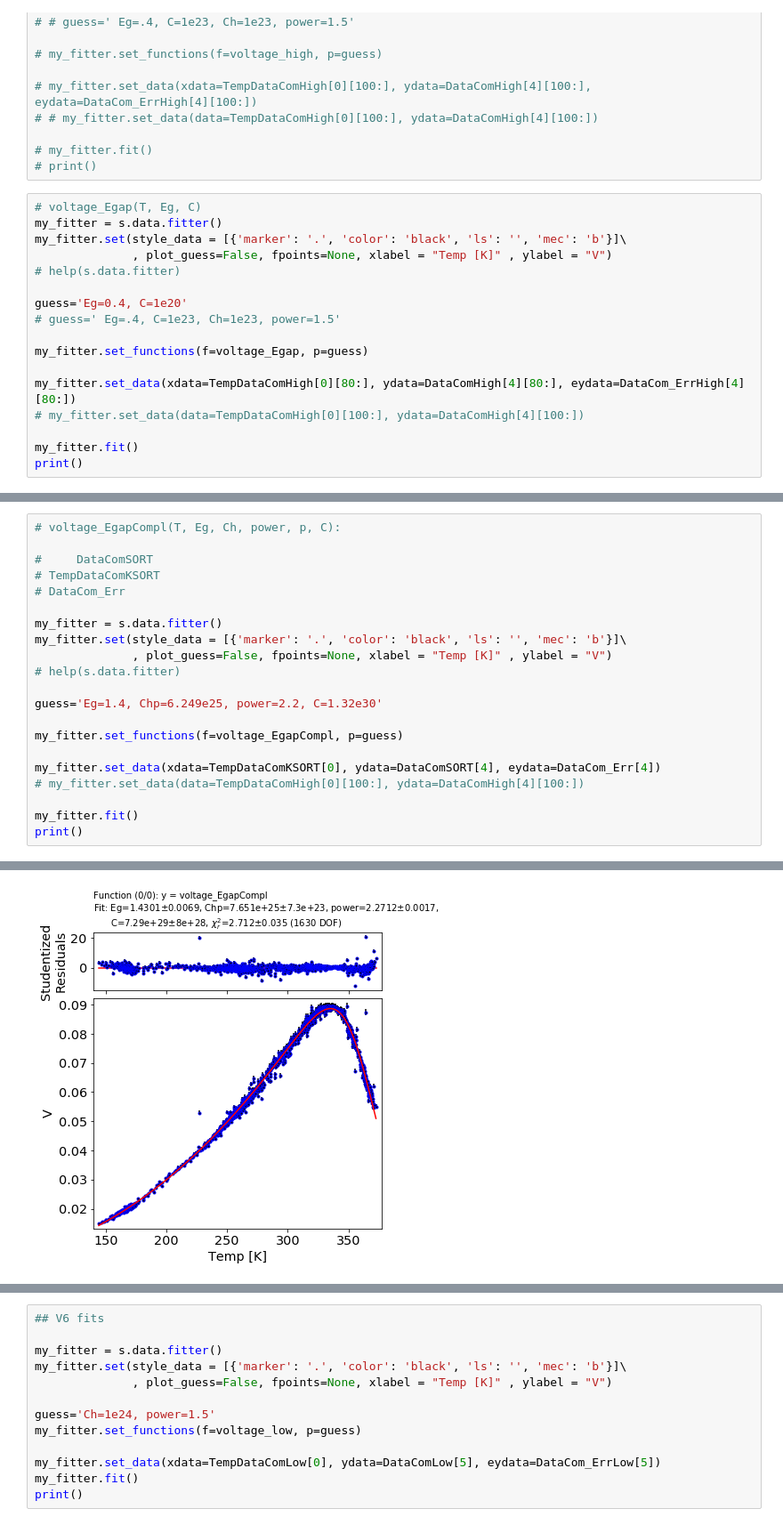
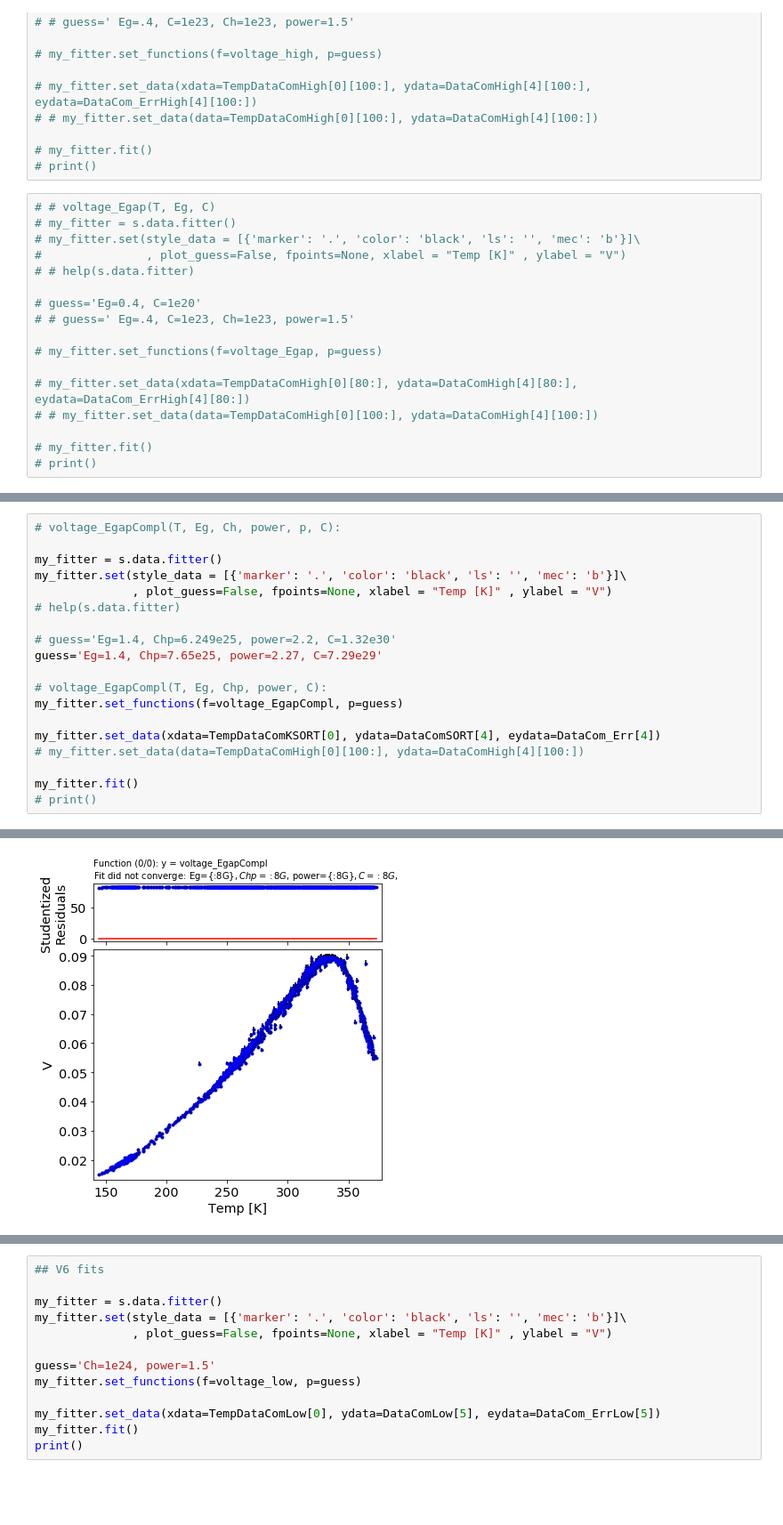
Before and after one commit to eklem1/ModernLab, a Jupyter notebook: FirstFits.ipynb, the cells around one changed output, grey strips where cells are left out. Shown at 89% size. Cells and saved outputs as stored; diff of their text form; blank space fills up the shorter version.

```diff
--- a/FirstFits.ipynb
+++ b/FirstFits.ipynb
@@ -374,19 +371,19 @@ print()
 # my_fitter.fit()
 # print()
 # %%
-# voltage_Egap(T, Eg, C)
-my_fitter = s.data.fitter()
-my_fitter.set(style_data = [{'marker': '.', 'color': 'black', 'ls': '', 'mec': 'b'}]\
-              , plot_guess=False, fpoints=None, xlabel = "Temp [K]" , ylabel = "V")
-# help(s.data.fitter)
+# # voltage_Egap(T, Eg, C)
+# my_fitter = s.data.fitter()
+# my_fitter.set(style_data = [{'marker': '.', 'color': 'black', 'ls': '', 'mec': 'b'}]\
+#               , plot_guess=False, fpoints=None, xlabel = "Temp [K]" , ylabel = "V")
+# # help(s.data.fitter)
 
-guess='Eg=0.4, C=1e20'
-# guess=' Eg=.4, C=1e23, Ch=1e23, power=1.5'
+# guess='Eg=0.4, C=1e20'
+# # guess=' Eg=.4, C=1e23, Ch=1e23, power=1.5'
 
-my_fitter.set_functions(f=voltage_Egap, p=guess)
+# my_fitter.set_functions(f=voltage_Egap, p=guess)
 
-my_fitter.set_data(xdata=TempDataComHigh[0][80:], ydata=DataComHigh[4][80:], eydata=DataCom_ErrHigh[4][80:])
-# my_fitter.set_data(data=TempDataComHigh[0][100:], ydata=DataComHigh[4][100:])
+# my_fitter.set_data(xdata=TempDataComHigh[0][80:], ydata=DataComHigh[4][80:], eydata=DataCom_ErrHigh[4][80:])
+# # my_fitter.set_data(data=TempDataComHigh[0][100:], ydata=DataComHigh[4][100:])
 
-my_fitter.fit()
-print()
+# my_fitter.fit()
+# print()
@@ -396,22 +390,20 @@ print()
 # %%
 # voltage_EgapCompl(T, Eg, Ch, power, p, C):
-
-#     DataComSORT
-# TempDataComKSORT
-# DataCom_Err
 
 my_fitter = s.data.fitter()
 my_fitter.set(style_data = [{'marker': '.', 'color': 'black', 'ls': '', 'mec': 'b'}]\
               , plot_guess=False, fpoints=None, xlabel = "Temp [K]" , ylabel = "V")
 # help(s.data.fitter)
 
-guess='Eg=1.4, Chp=6.249e25, power=2.2, C=1.32e30'
+# guess='Eg=1.4, Chp=6.249e25, power=2.2, C=1.32e30'
+guess='Eg=1.4, Chp=7.65e25, power=2.27, C=7.29e29'
 
+# voltage_EgapCompl(T, Eg, Chp, power, C):
 my_fitter.set_functions(f=voltage_EgapCompl, p=guess)
 
 my_fitter.set_data(xdata=TempDataComKSORT[0], ydata=DataComSORT[4], eydata=DataCom_Err[4])
 # my_fitter.set_data(data=TempDataComHigh[0][100:], ydata=DataComHigh[4][100:])
 
 my_fitter.fit()
-print()
+# print()
 # %% [output]
@@ -419 +411 @@ print()
-[figure, old version]
+[figure, new version]
```
Also changed, not shown: parts of 5 cells of this notebook, 2 other files.
